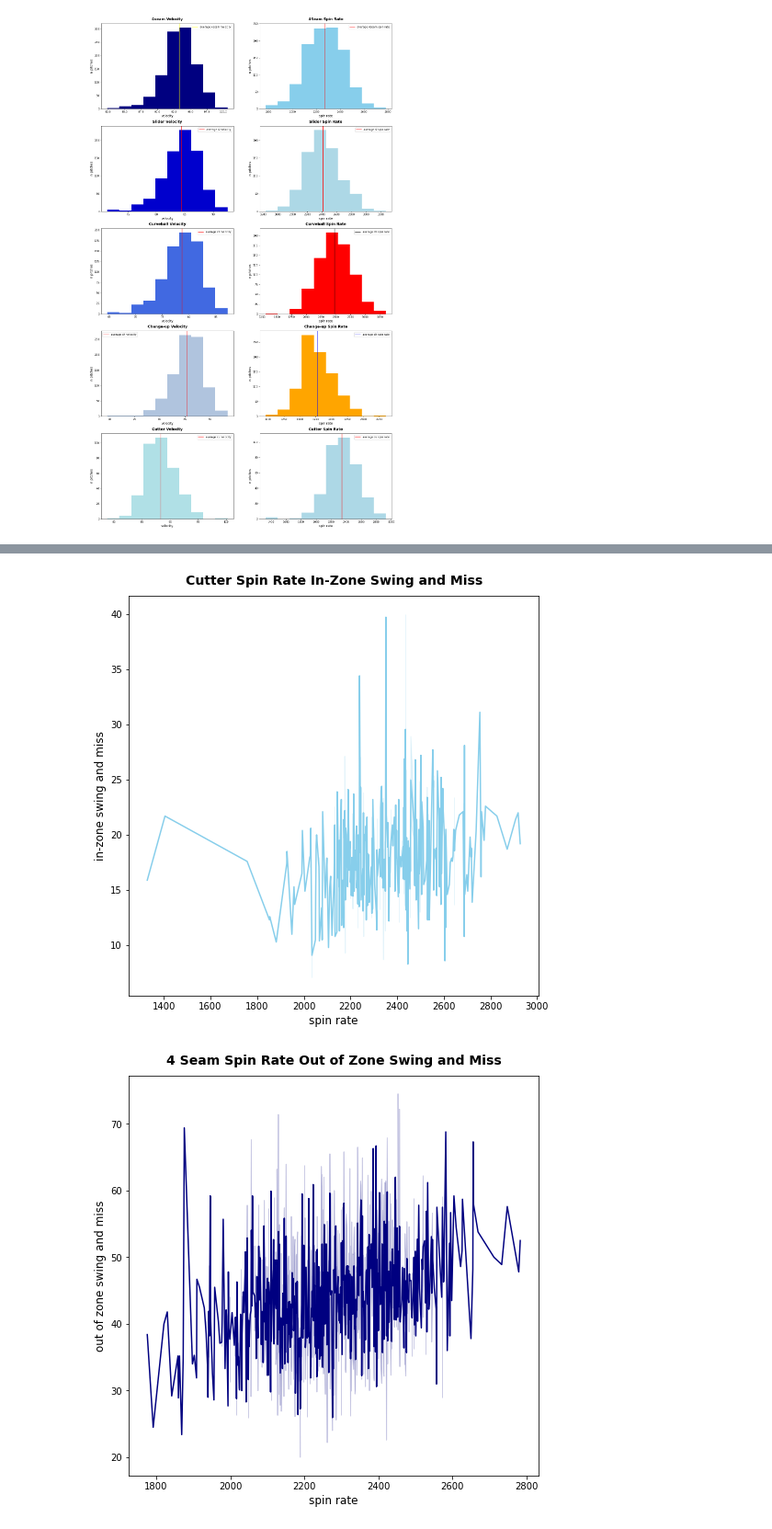
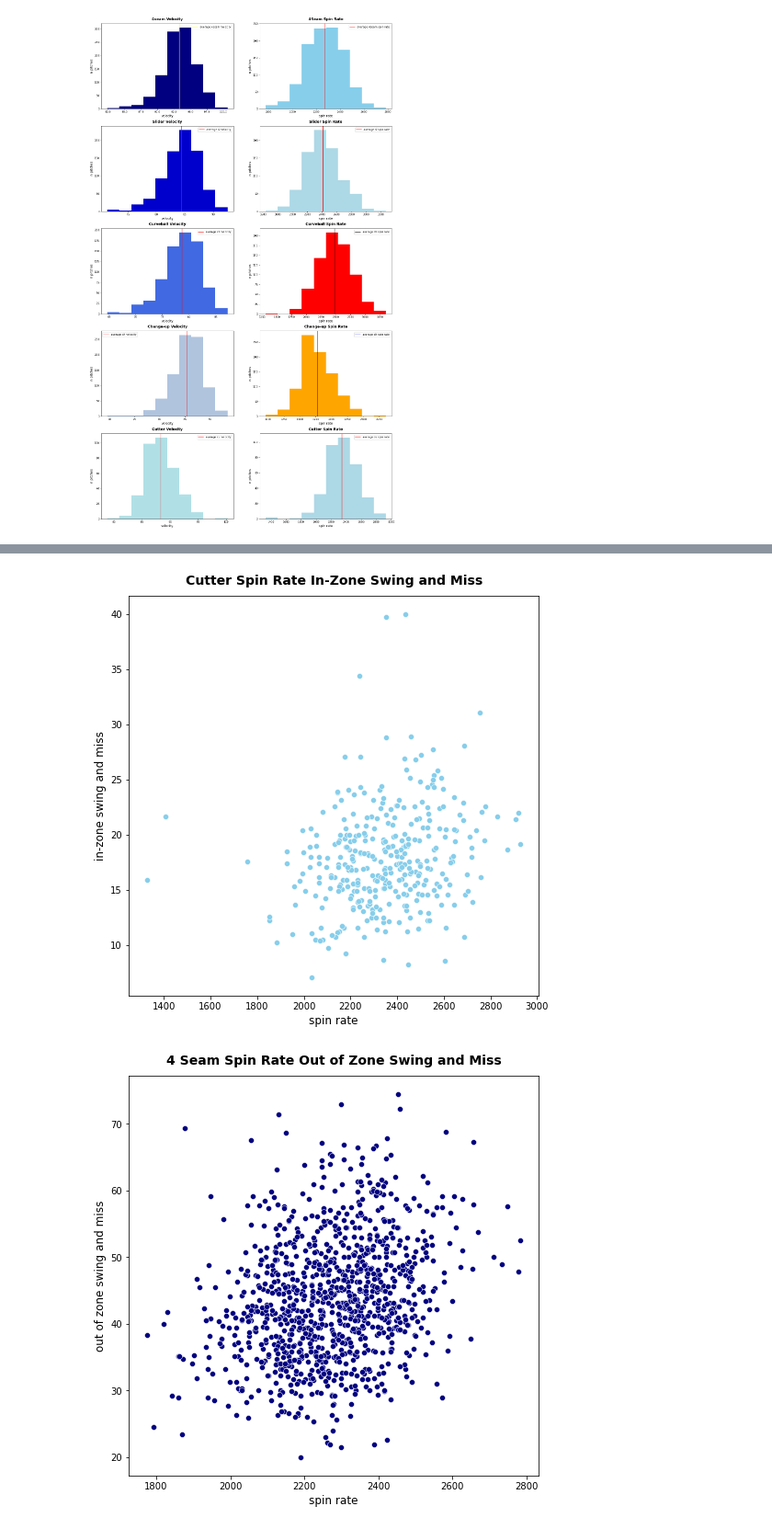
Before and after one commit to anthonyzurke/sabermetrics, a Jupyter notebook: code/pitch-data.ipynb, the cells around one changed output, grey strips where cells are left out. Shown: that part at 92% size. Saved outputs shown, nothing was run; the diff lists cells and outputs as text; code cells hidden in the pictures.

```diff
--- a/code/pitch-data.ipynb
+++ b/code/pitch-data.ipynb
@@ -404,21 +414,21 @@ plt.title('Change-up Spin Rate In-Zone Swing and Miss', fontsize = 14, fontweigh
 # %%
 plt.figure(figsize = (8, 8))
 
-sns.lineplot(x = data['cu_spinrate'],y = data['z_swing_miss%'], color = 'skyblue')
+sns.scatterplot(x = data['cu_spinrate'],y = data['z_swing_miss%'], color = 'skyblue')
 plt.xlabel('spin rate', fontsize = 12)
 plt.ylabel('in-zone swing and miss', fontsize = 12)
 plt.title('Cutter Spin Rate In-Zone Swing and Miss', fontsize = 14, fontweight = 'bold', pad = 12);
 # %% [output]
-[figure, old version]
+[figure, new version]
 # %%
 plt.figure(figsize = (8, 8))
 
-sns.lineplot(x = data['4seam_spinrate'],y = data['oz_swing_miss%'], color = 'navy')
+sns.scatterplot(x = data['4seam_spinrate'],y = data['oz_swing_miss%'], color = 'navy')
 plt.xlabel('spin rate', fontsize = 12)
 plt.ylabel('out of zone swing and miss', fontsize = 12)
 plt.title('4 Seam Spin Rate Out of Zone Swing and Miss', fontsize = 14, fontweight = 'bold', pad = 12);
 # %% [output]
-[figure, old version]
+[figure, new version]
 # %%
 plt.figure(figsize = (8, 8))
 
```
Also changed, not shown: parts of 15 cells of this notebook, 4 other files.
